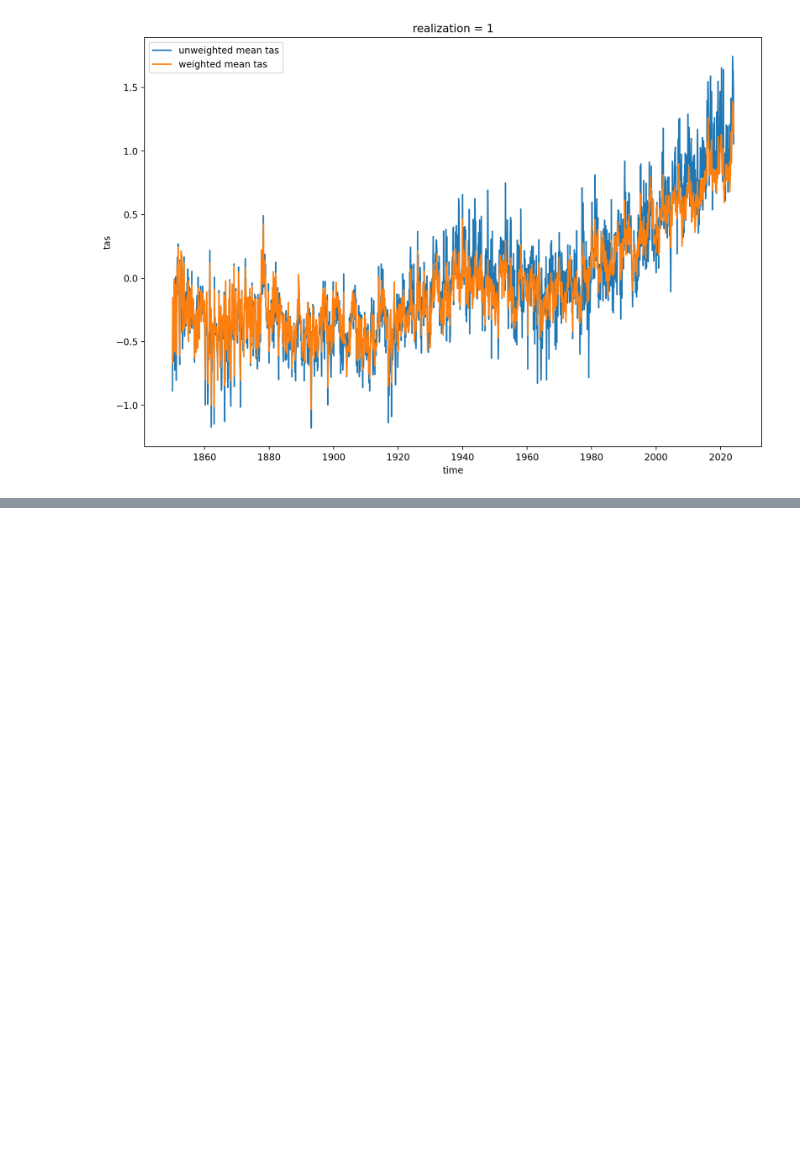
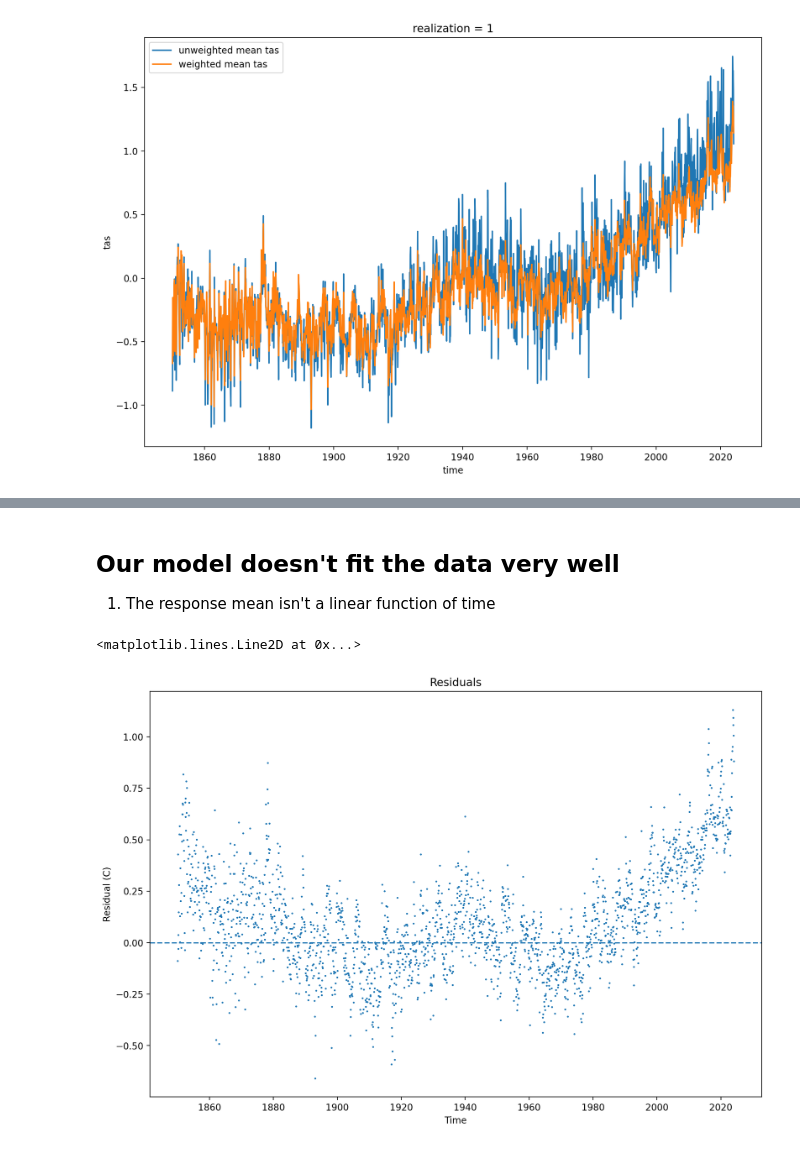
Before and after one commit to AndrewLngdn/hc_analysis, a Jupyter notebook: linear_regression.ipynb, the cells around one changed output, grey strips where cells are left out. Drawn from its saved outputs; the diff is of its cells as text; code cells hidden in the pictures; blank space fills up the shorter version.

```diff
--- a/linear_regression.ipynb
+++ b/linear_regression.ipynb
@@ -55,0 +108,12 @@ plt.legend()
+# %% [markdown]
+## Our model doesn't fit the data very well
+1. The response mean isn't a linear function of time
+# %%
+plt.scatter(anoms_df["time"], results.resid, s=1)
+plt.title("Residuals")
+plt.xlabel("Time")
+plt.ylabel("Residual (C)")
+plt.axhline(0, linestyle="--")
+# %% [output]
+<matplotlib.lines.Line2D at 0x...>
+[figure, added]
```
Also changed, not shown: parts of 12 cells of this notebook.
